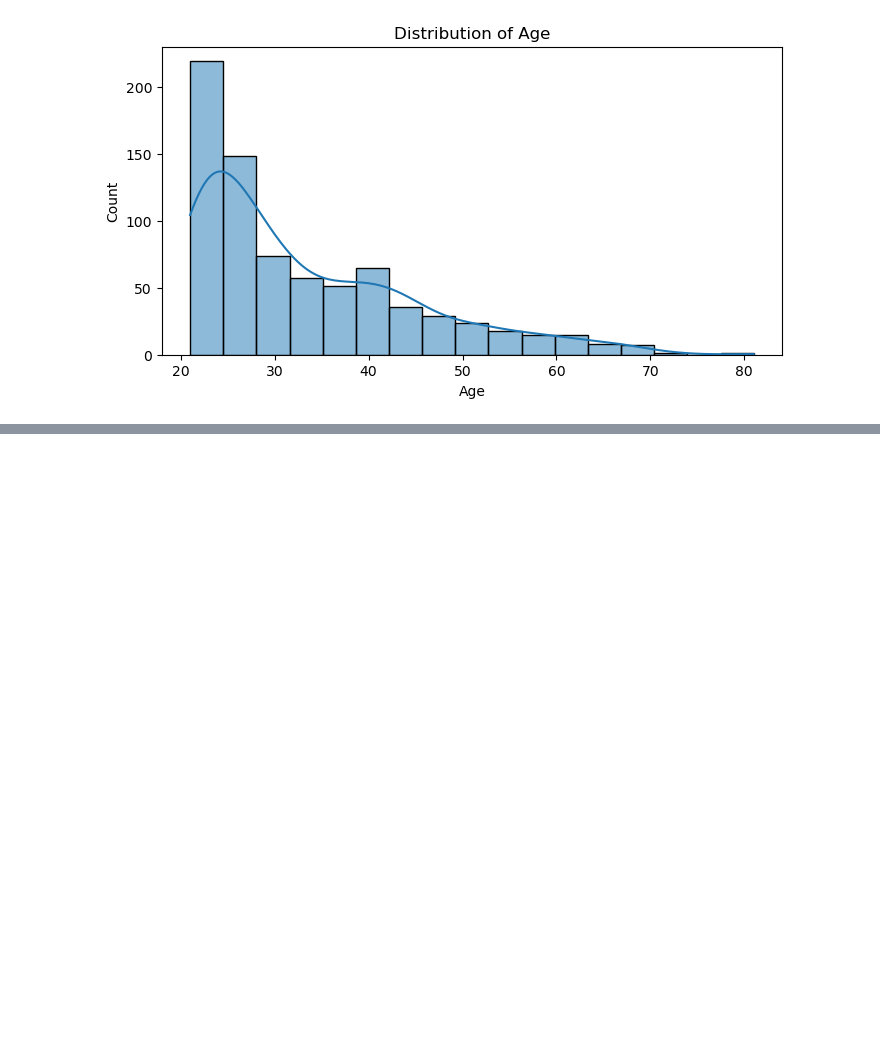
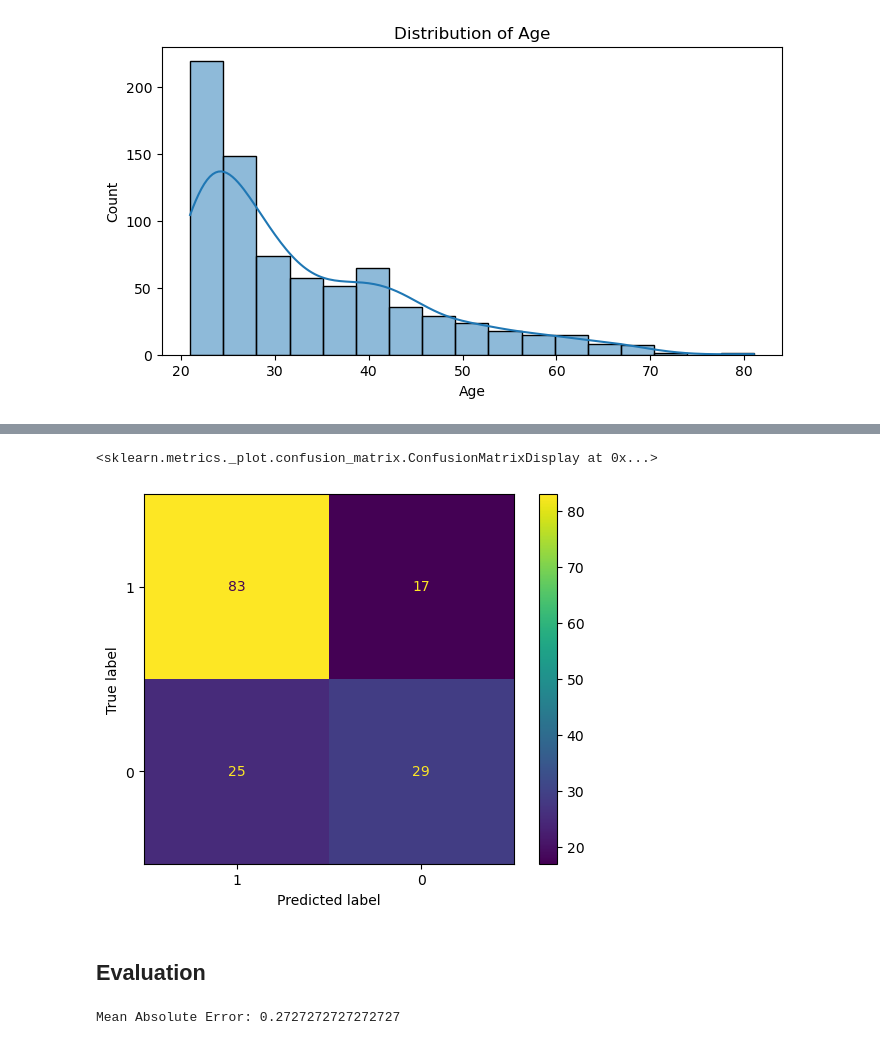
Before and after one commit to orczhu/zhu-ai-learning, a Jupyter notebook: capstone/capstone.ipynb, the cells around one changed output, grey strips where cells are left out. Saved outputs shown, nothing was run; the diff lists cells and outputs as text; code cells hidden in the pictures; blank space fills up the shorter version.

Commit message:
Add logstic regression

```diff
--- a/capstone/capstone.ipynb
+++ b/capstone/capstone.ipynb
@@ -166,0 +203,11 @@ for col in cols_without_outcome:
+# %%
+# Split data
+# Remove column of Pregnancies
+X = dia[['Glucose', 'BloodPressure', 'SkinThickness', 'Insulin', 'BMI', 'DiabetesPedigreeFunction', 'Age']]
+y = dia['Outcome']
+X_train, X_test, y_train, y_test = train_test_split(X, y, test_size=0.2, random_state=42, stratify = y)
+# %%
+# Apply Logstic Regression
+log_reg = LogisticRegression(random_state = 42).fit(X_train, y_train)
+y_pred = log_reg.predict(X_test)
+y_pred
@@ -166,0 +222,16 @@ for col in cols_without_outcome:
+# %%
+conf_matrix = confusion_matrix(y_test, y_pred)
+disp1 = ConfusionMatrixDisplay(conf_matrix, display_labels=[1, 0])
+disp1.plot()
+# %% [output]
+<sklearn.metrics._plot.confusion_matrix.ConfusionMatrixDisplay at 0x...>
+[figure, added]
+# %% [markdown]
+## Evaluation
+# %%
+from re import M
+# MAE for Logistic Regression
+mae = mean_absolute_error(y_test, y_pred)
+print(f'Mean Absolute Error: {mae}')
+# %% [output]
+Mean Absolute Error: 0.2727272727272727
```
Also changed, not shown: parts of 9 cells of this notebook.
